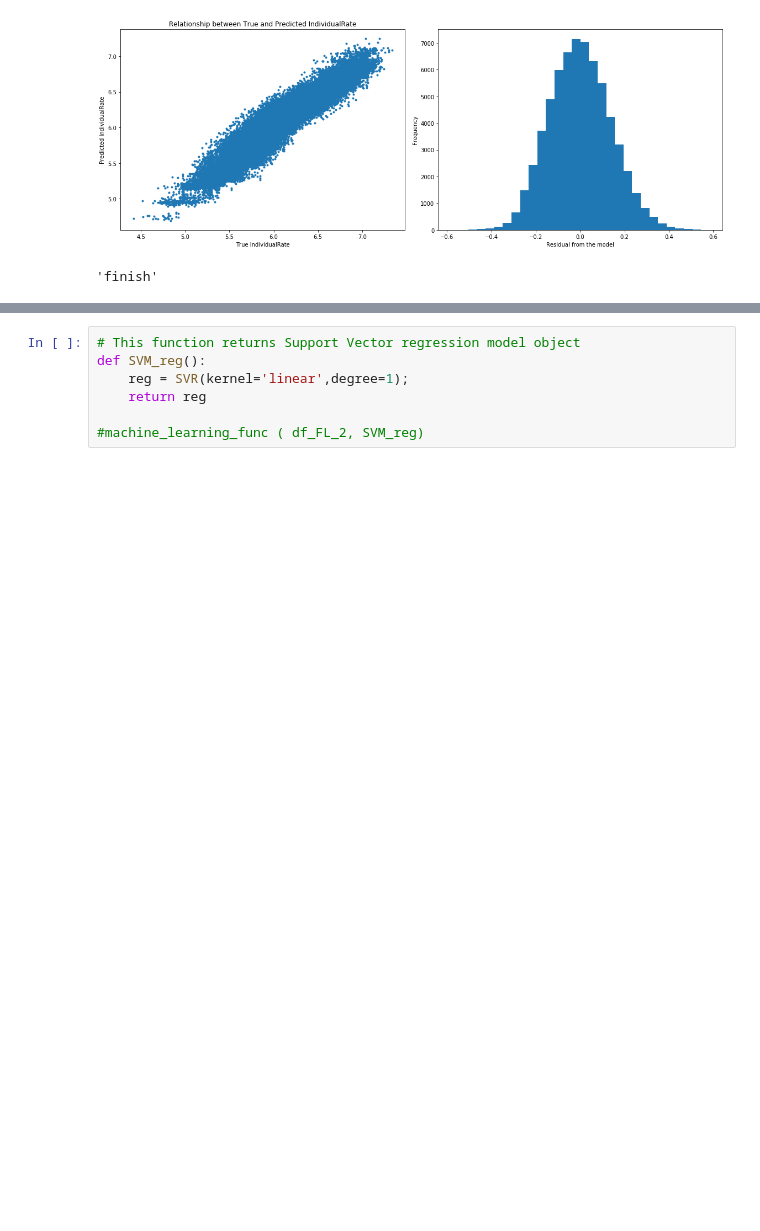
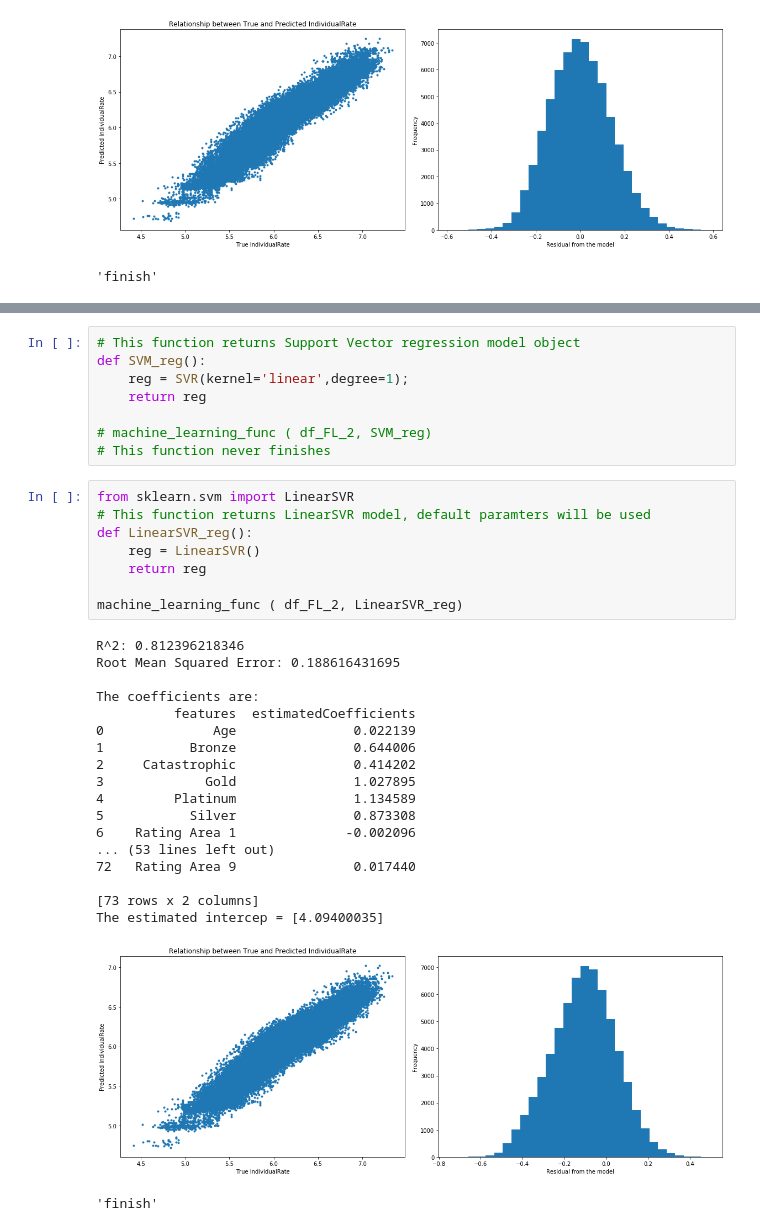
Before and after one commit to linmapitt/Springboard, a Jupyter notebook: CapStone_Project_1/Cap1_ML_FL.ipynb, the cells around one changed output, grey strips where cells are left out. Saved outputs shown, nothing was run; the diff lists cells and outputs as text; blank space fills up the shorter version.

```diff
--- a/CapStone_Project_1/Cap1_ML_FL.ipynb
+++ b/CapStone_Project_1/Cap1_ML_FL.ipynb
@@ -467,7 +470,36 @@ def SVM_reg():
     reg = SVR(kernel='linear',degree=1);
     return reg
 
-#machine_learning_func ( df_FL_2, SVM_reg)
+# machine_learning_func ( df_FL_2, SVM_reg)
+# This function never finishes
+# %%
+from sklearn.svm import LinearSVR
+# This function returns LinearSVR model, default paramters will be used
+def LinearSVR_reg():
+    reg = LinearSVR()
+    return reg
+
+machine_learning_func ( df_FL_2, LinearSVR_reg)
+# %% [output]
+R^2: 0.812396218346
+Root Mean Squared Error: 0.188616431695
+
+The coefficients are:
+          features  estimatedCoefficients
+0              Age               0.022139
+1           Bronze               0.644006
+2     Catastrophic               0.414202
+3             Gold               1.027895
+4         Platinum               1.134589
+5           Silver               0.873308
+6    Rating Area 1              -0.002096
+... (53 lines left out)
+72   Rating Area 9               0.017440
+
+[73 rows x 2 columns]
+The estimated intercep = [4.09400035]
+[figure, added]
+'finish'
 # %%
 from sklearn.ensemble import GradientBoostingRegressor
 def GradientBoosting_reg():
```
Also changed, not shown: parts of 14 cells of this notebook.
